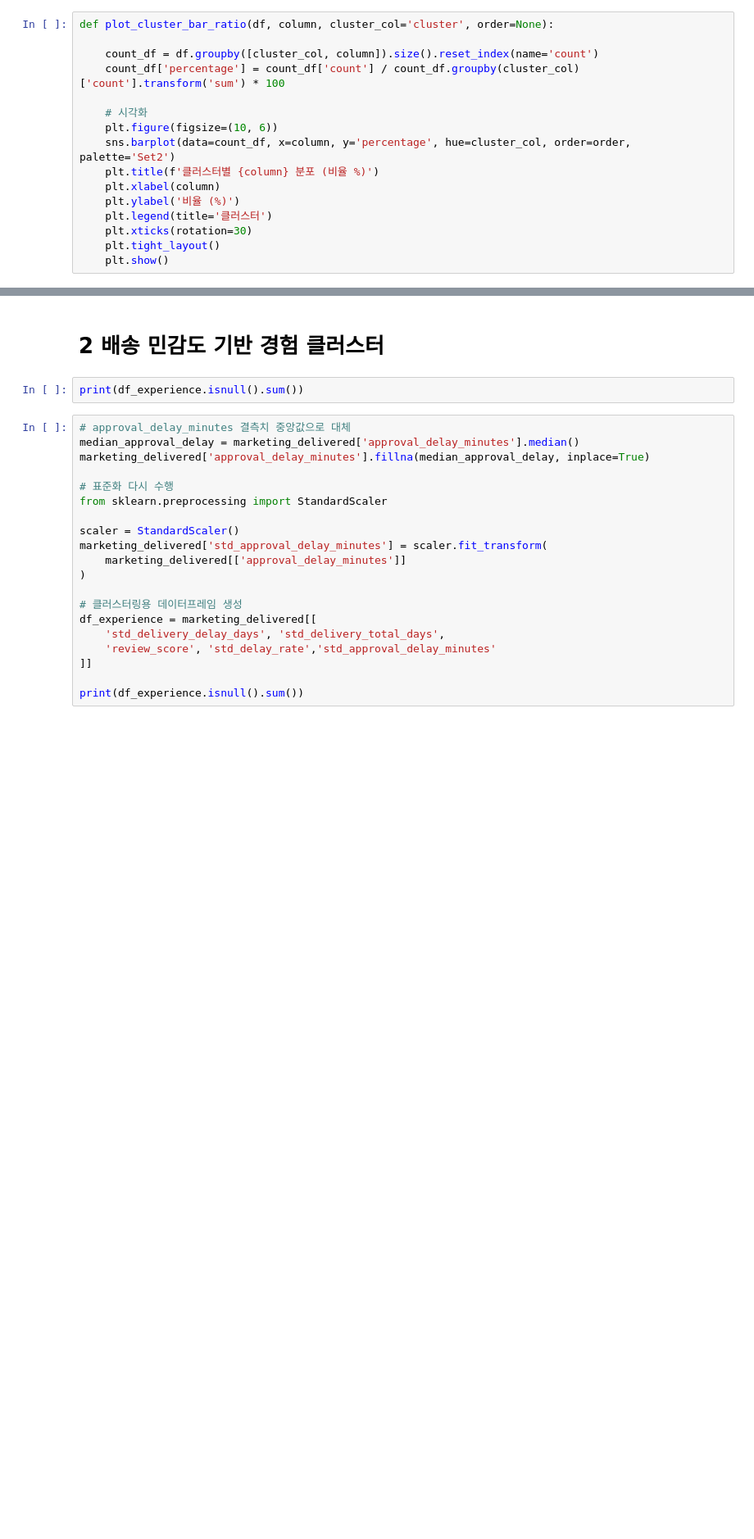
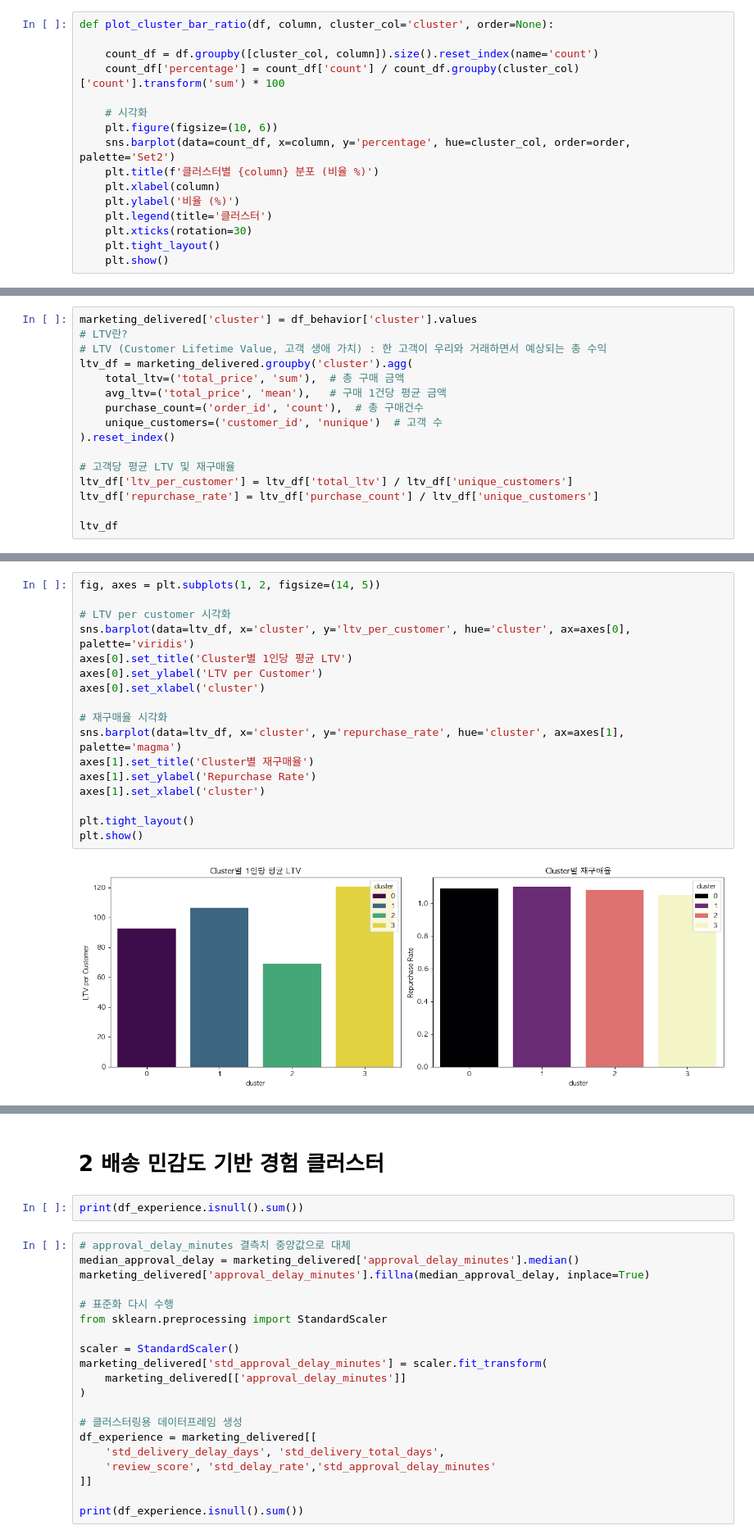
Before and after one commit to sasangkyoo/Marketing_proj, a Jupyter notebook: EDA_12_market.ipynb, the cells around one changed output, grey strips where cells are left out. Shown at 82% size. Drawn from its saved outputs; the diff is of its cells as text; blank space fills up the shorter version.

```diff
--- a/EDA_12_market.ipynb
+++ b/EDA_12_market.ipynb
@@ -779,0 +760,16 @@ KeyError: 'cluster'
+# %%
+marketing_delivered['cluster'] = df_behavior['cluster'].values
+# LTV란?
+# LTV (Customer Lifetime Value, 고객 생애 가치) : 한 고객이 우리와 거래하면서 예상되는 총 수익
+ltv_df = marketing_delivered.groupby('cluster').agg(
+    total_ltv=('total_price', 'sum'),  # 총 구매 금액
+    avg_ltv=('total_price', 'mean'),   # 구매 1건당 평균 금액
+    purchase_count=('order_id', 'count'),  # 총 구매건수
+    unique_customers=('customer_id', 'nunique')  # 고객 수
+).reset_index()
+
+# 고객당 평균 LTV 및 재구매율
+ltv_df['ltv_per_customer'] = ltv_df['total_ltv'] / ltv_df['unique_customers']
+ltv_df['repurchase_rate'] = ltv_df['purchase_count'] / ltv_df['unique_customers']
+
+ltv_df
@@ -779,0 +782,19 @@ KeyError: 'cluster'
+# %%
+fig, axes = plt.subplots(1, 2, figsize=(14, 5))
+
+# LTV per customer 시각화
+sns.barplot(data=ltv_df, x='cluster', y='ltv_per_customer', hue='cluster', ax=axes[0], palette='viridis')
+axes[0].set_title('Cluster별 1인당 평균 LTV')
+axes[0].set_ylabel('LTV per Customer')
+axes[0].set_xlabel('cluster')
+
+# 재구매율 시각화
+sns.barplot(data=ltv_df, x='cluster', y='repurchase_rate', hue='cluster', ax=axes[1], palette='magma')
+axes[1].set_title('Cluster별 재구매율')
+axes[1].set_ylabel('Repurchase Rate')
+axes[1].set_xlabel('cluster')
+
+plt.tight_layout()
+plt.show()
+# %% [output]
+[figure, added]
```
Also changed, not shown: parts of 12 cells of this notebook.
